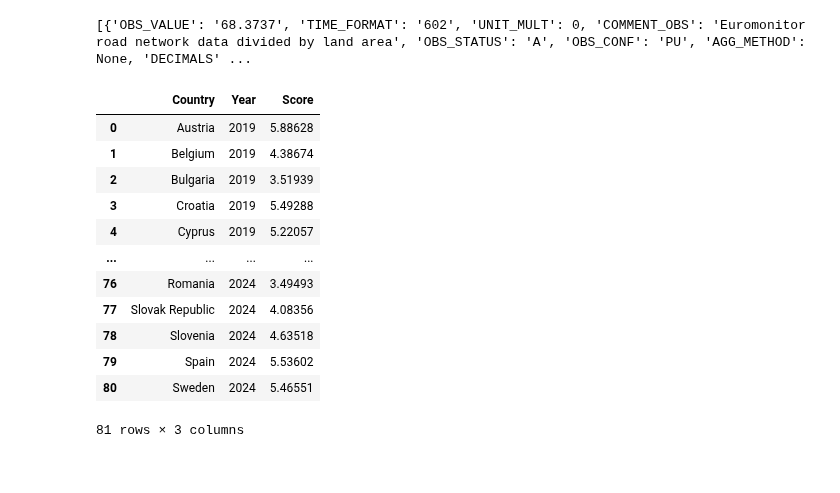
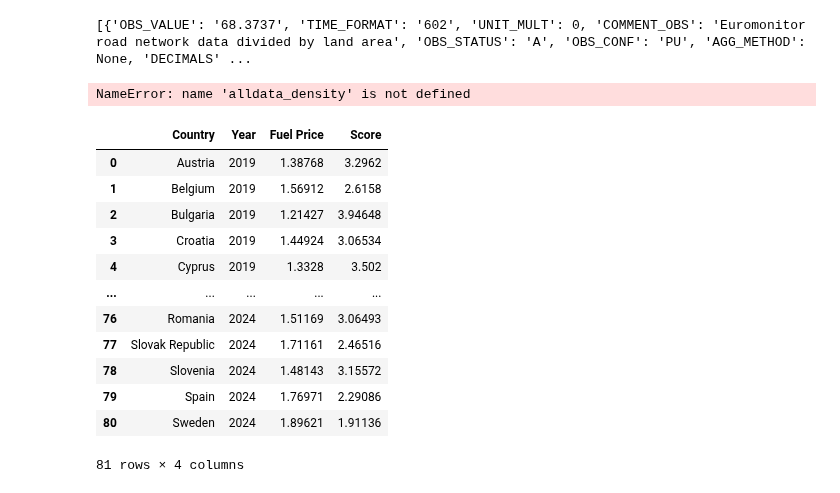
Before and after one commit to swbehan/RoadQualityWork, a Jupyter notebook: datasets/preprocessed-datasets/merge_data.ipynb, the cells around one changed output. Drawn from its saved outputs; the diff is of its cells as text; code cells hidden in the pictures.

Commit message:
changed density graph and started merging again

```diff
--- a/datasets/preprocessed-datasets/merge_data.ipynb
+++ b/datasets/preprocessed-datasets/merge_data.ipynb
@@ -9,23 +12,28 @@
 new_19_density = new_19
 new_21_density = new_21
 new_24_density = new_24
+alldata_density
+# %% [output]
+NameError: name 'alldata_density' is not defined
 # %%
 # data for fuel prices
-alldata
+alldata_clean = np.delete(alldata, 4, axis=1)
+alldata_clean = pd.DataFrame(alldata_clean, columns=["Country", "Year", "Fuel Price", "Score"])
+alldata_clean
 # %% [output]
-|  | Country | Year | Score |
-| 0 | Austria | 2019 | 5.88628 |
-| 1 | Belgium | 2019 | 4.38674 |
-| 2 | Bulgaria | 2019 | 3.51939 |
-| 3 | Croatia | 2019 | 5.49288 |
-| 4 | Cyprus | 2019 | 5.22057 |
-| ... | ... | ... | ... |
-| 76 | Romania | 2024 | 3.49493 |
-| 77 | Slovak Republic | 2024 | 4.08356 |
-| 78 | Slovenia | 2024 | 4.63518 |
-| 79 | Spain | 2024 | 5.53602 |
-| 80 | Sweden | 2024 | 5.46551 |
+|  | Country | Year | Fuel Price | Score |
+| 0 | Austria | 2019 | 1.38768 | 3.2962 |
+| 1 | Belgium | 2019 | 1.56912 | 2.6158 |
+| 2 | Bulgaria | 2019 | 1.21427 | 3.94648 |
+| 3 | Croatia | 2019 | 1.44924 | 3.06534 |
+| 4 | Cyprus | 2019 | 1.3328 | 3.502 |
+| ... | ... | ... | ... | ... |
+| 76 | Romania | 2024 | 1.51169 | 3.06493 |
+| 77 | Slovak Republic | 2024 | 1.71161 | 2.46516 |
+| 78 | Slovenia | 2024 | 1.48143 | 3.15572 |
+| 79 | Spain | 2024 | 1.76971 | 2.29086 |
+| 80 | Sweden | 2024 | 1.89621 | 1.91136 |
-81 rows × 3 columns
+81 rows × 4 columns
 # %%
 # road quality data
 all_data_quality
```
Also changed, not shown: parts of 3 cells of this notebook, 1 other file.
